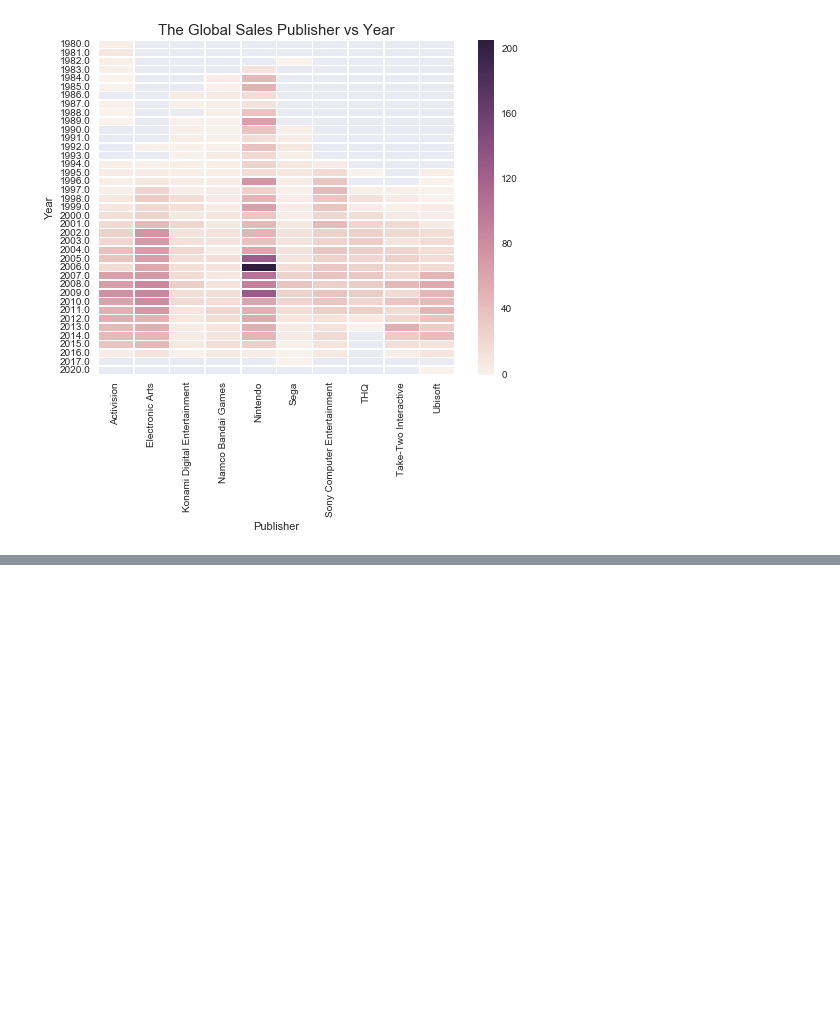
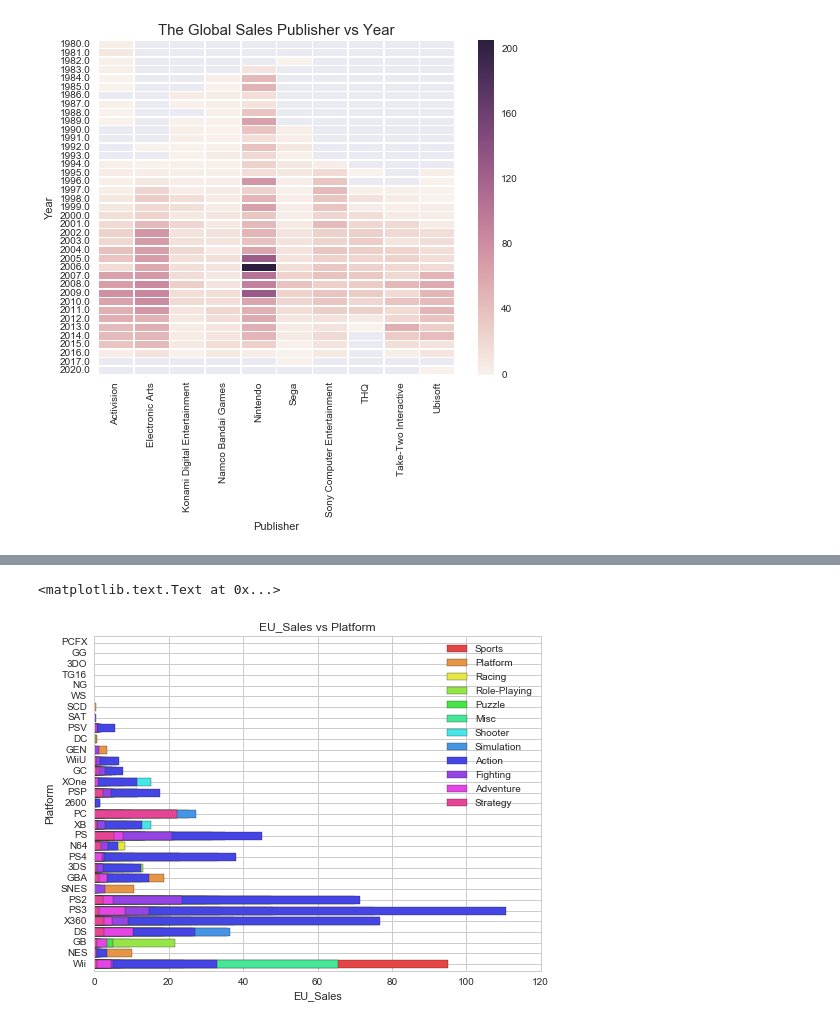
Before and after one commit to xingobar/visualization, a Jupyter notebook: video game sale.ipynb, the cells around one changed output, grey strips where cells are left out. Drawn from its saved outputs; the diff is of its cells as text; code cells hidden in the pictures; blank space fills up the shorter version.

```diff
--- a/video game sale.ipynb
+++ b/video game sale.ipynb
@@ -278,0 +332,11 @@ plt.title('The Global Sales Publisher vs Year',fontsize=15)
+# %%
+columns = ['Platform','Genre','EU_Sales']
+platform_genre = pd.DataFrame(columns = columns )
+for platform in platform_feat:
+    curr_platform = df[df['Platform'] == platform]
+    for genre in genre_feat:
+        platform_genre_sum = curr_platform[curr_platform['Genre'] == genre]['EU_Sales'].sum()
+
+        entry = pd.DataFrame([[platform,genre,platform_genre_sum]],columns=columns)
+        platform_genre = platform_genre.append(entry)
+platform_genre.head()
@@ -278,0 +350,24 @@ plt.title('The Global Sales Publisher vs Year',fontsize=15)
+# %%
+
+sns.set_style("whitegrid")
+sns.set_color_codes('pastel')
+length = len(platform_genre.Genre.unique())
+HSV_tuples = [(x*1.0/length, 0.7, 0.9) for x in xrange(length)]
+RGB = [colorsys.hsv_to_rgb(*i) for i in HSV_tuples]
+
+
+axes = plt.subplot(111)
+for i,genre in enumerate(platform_genre.Genre.unique()):
+
+    curr_genre = platform_genre[platform_genre['Genre'] == genre]
+
+    axes = curr_genre.plot(kind='barh',x = 'Platform',y='EU_Sales',
+                          ax=axes,label = genre,color=RGB[i],width=0.75,
+                          stacked=True,figsize=(8,6))
+
+axes.set_title('EU_Sales vs Platform')
+axes.set_ylabel('Platform')
+axes.set_xlabel('EU_Sales')
+# %% [output]
+<matplotlib.text.Text at 0x...>
+[figure, added]
```
Also changed, not shown: parts of 11 cells of this notebook.
